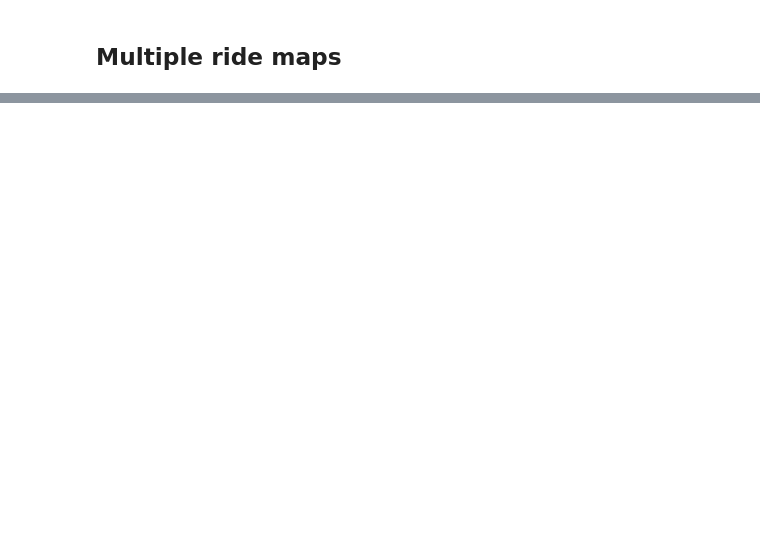
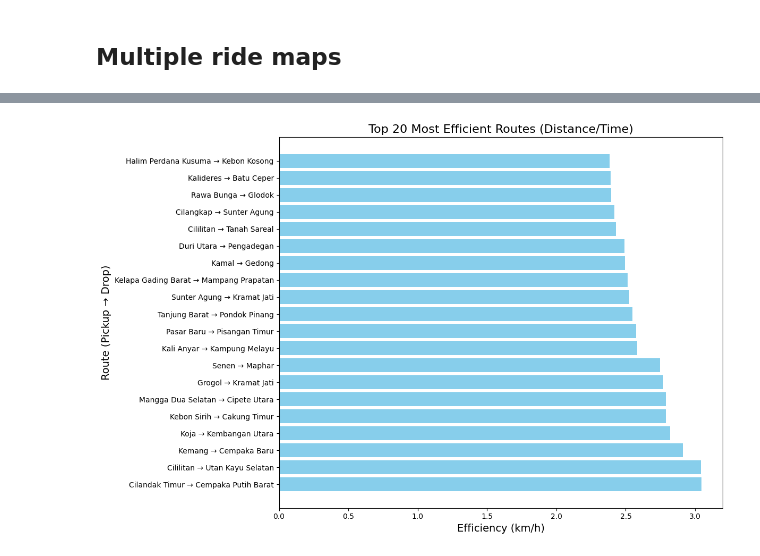
Before and after one commit to Mipjeiger/Taxi-trip-engineering-track-Similar-GoRide-, a Jupyter notebook: ml-engineer/notebooks/05_gmaps.ipynb, the cells around one changed output, grey strips where cells are left out. Cells and saved outputs as stored; diff of their text form; code cells hidden in the pictures; blank space fills up the shorter version.

```diff
--- a/ml-engineer/notebooks/05_gmaps.ipynb
+++ b/ml-engineer/notebooks/05_gmaps.ipynb
@@ -149,0 +154,14 @@ ride_map
+# %%
+df["Efficiency_routes"] = df["Ride Distance"] / df["Avg CTAT"] # Efficiency = Distance / Time average speed (km/h)
+
+top_routes = (
+    df.groupby(["Pickup Location", "Drop Location"])
+    .agg({
+        "Efficiency_routes": "mean",
+        "Avg CTAT": "mean",
+        "Ride Distance": "mean",
+        "route_count": "mean"
+    })
+    .sort_values(by="Efficiency_routes", ascending=False).head(20)
+)
+top_routes
@@ -149,0 +187,14 @@ ride_map
+# %%
+# Create plot for efficiency routes (simple approach)
+import matplotlib.pyplot as plt
+
+plt.figure(figsize=(12, 8))
+route_names = [f"{pickup} → {drop}" for pickup, drop in top_routes.index]
+plt.barh(route_names, top_routes["Efficiency_routes"], color='skyblue')
+plt.title("Top 20 Most Efficient Routes (Distance/Time)", fontsize=16)
+plt.xlabel("Efficiency (km/h)", fontsize=14)
+plt.ylabel("Route (Pickup → Drop)", fontsize=14)
+plt.tight_layout()
+plt.show()
+# %% [output]
+[figure, added]
```
Also changed, not shown: parts of 8 cells of this notebook, 2 other files.
